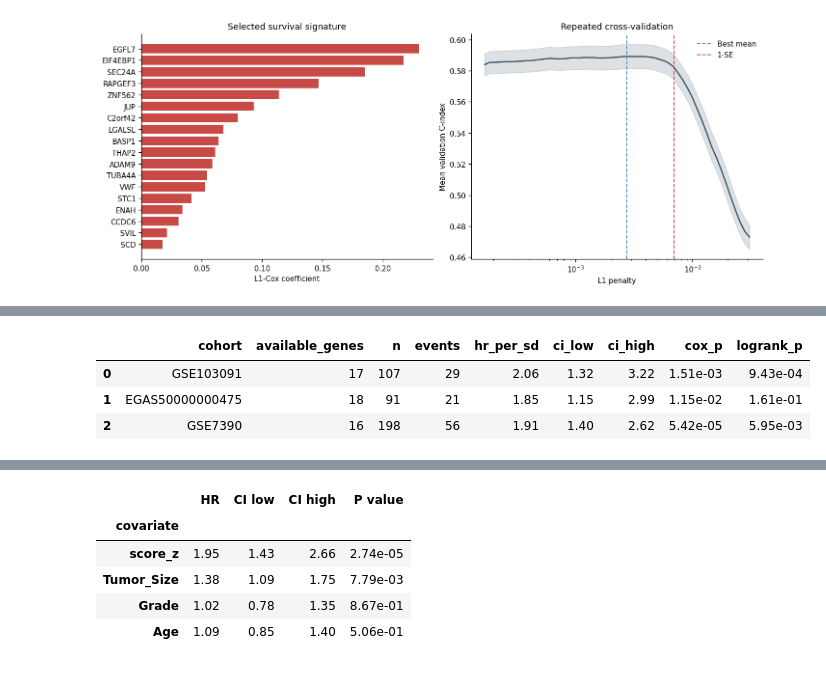
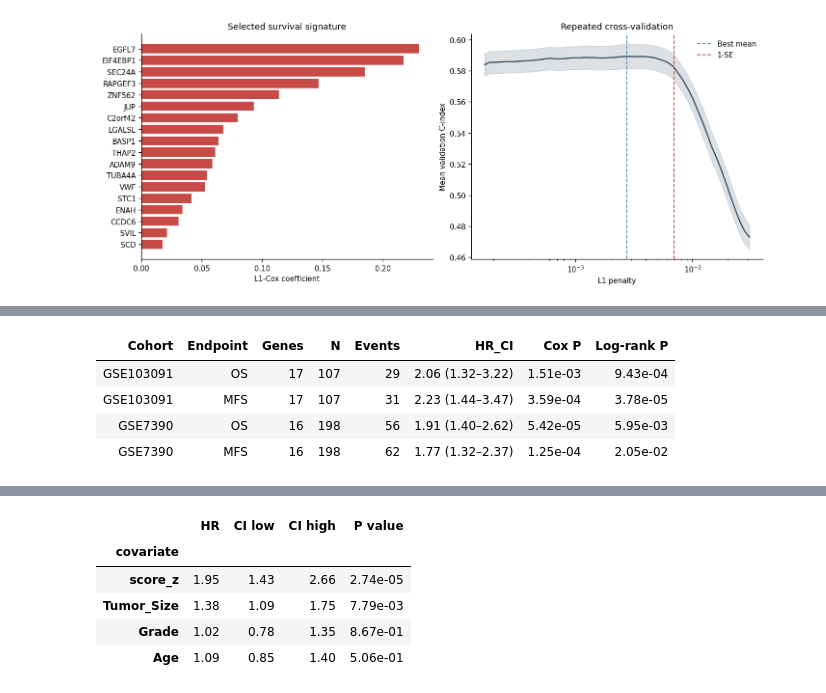
Before and after one commit to shuailinxue/PhenoMap, a Jupyter notebook: docs/source/tutorials/04_clinical_phenotype_analysis/index.ipynb, the cells around one changed output, grey strips where cells are left out. Saved outputs shown, nothing was run; the diff lists cells and outputs as text; code cells hidden in the pictures.

```diff
--- a/docs/source/tutorials/04_clinical_phenotype_analysis/index.ipynb
+++ b/docs/source/tutorials/04_clinical_phenotype_analysis/index.ipynb
@@ -176,7 +204,4 @@ display(marker_tests.assign(
 # %%
-def p_label(value):
-    return "P < 0.001" if value < 0.001 else f"P = {value:.3f}"
-
 fig, axes = plt.subplots(1, 3, figsize=(13.5, 4.2), constrained_layout=True)
 cell_types = ["T_cells", "B_cells", "Myeloid", "Stromal"]
 labels = ["T cells", "B cells", "Myeloid", "Stromal"]
@@ -191,8 +216,6 @@ for offset, group, color, legend in [
     means = subset.groupby("neighbor_type")["count"].mean().reindex(cell_types)
     sems = subset.groupby("neighbor_type")["count"].sem().reindex(cell_types)
     axes[0].bar(x + offset, means, width, yerr=sems, color=color, label=legend, capsize=2)
-for index, row in niche_tests.set_index("cell_type").reindex(cell_types).reset_index().iterrows():
-    axes[0].text(index, max(row["high_mean"], row["remaining_mean"]) * 1.08, p_label(row["p_value"]), ha="center", fontsize=7, rotation=35)
 axes[0].set_xticks(x, labels, rotation=20, ha="right")
 axes[0].set_ylabel("Mean neighbors per malignant cell")
 axes[0].set_title("Cell abundance within 200 pixels")
@@ -210,15 +233,7 @@ for offset, group, color, legend in [
     sems = subset.groupby("gene")["expression"].sem().reindex(marker_order)
     axes[1].bar(np.arange(3) + offset, fractions, width, color=color, label=legend)
     axes[2].bar(np.arange(3) + offset, means, width, yerr=sems, color=color, label=legend, capsize=2)
-for index, row in marker_tests.set_index("gene").reindex(marker_order).reset_index().iterrows():
-    gene_cells = marker_cells[marker_cells["gene"].eq(row["gene"])]
-    fraction_y = gene_cells.groupby("niche")["marker_positive"].mean().max() * 100 + 5
-    expression_summary = gene_cells.groupby("niche")["expression"].agg(["mean", "sem"])
-    expression_y = (expression_summary["mean"] + expression_summary["sem"]).max() * 1.12
-    axes[1].text(index, fraction_y, p_label(row["fraction_chi2_p"]), ha="center", fontsize=7, rotation=35)
-    axes[2].text(index, expression_y, p_label(row["expression_p"]), ha="center", fontsize=7, rotation=35)
 axes[1].set_xticks(np.arange(3), marker_labels)
-axes[1].set_ylim(0, 118)
 axes[1].set_ylabel("Marker-positive cells (%)")
 axes[1].set_title("Marker-positive fraction")
 axes[2].set_xticks(np.arange(3), marker_labels)
@@ -443,45 +460,69 @@ The selected gene set is fixed before external analysis. For each cohort, ssGSEA
 # %%
 external_specs = [
     {
-        "cohort": "GSE103091", "expression": DATA_ROOT / "HBC" / "GSE103091" / "expr.tsv",
+        "cohort": "GSE103091",
+        "expression": DATA_ROOT / "HBC" / "GSE103091" / "expr.tsv",
         "clinical": DATA_ROOT / "HBC" / "GSE103091" / "clinical.tsv",
-        "time": "OS.time", "event": "OS.event", "time_scale": 1 / 30.4375,
+        "endpoints": [
+            {"label": "OS", "time": "OS.time", "event": "OS.event"},
+            {"label": "MFS", "time": "MFS.time", "event": "MFS.event"},
+        ],
     },
     {
-        "cohort": "EGAS50000000475", "expression": DATA_ROOT / "HBC" / "TNBC_ST" / "Processed_External" / "Spatial TNBC_expr.tsv",
-        "clinical": DATA_ROOT / "HBC" / "TNBC_ST" / "Processed_External" / "Spatial TNBC_clinical.tsv",
-        "time": "OS", "event": "Death", "time_scale": 12,
-    },
-    {
-        "cohort": "GSE7390", "expression": DATA_ROOT / "HBC" / "GSE7390" / "expr.tsv",
+        "cohort": "GSE7390",
+        "expression": DATA_ROOT / "HBC" / "GSE7390" / "expr.tsv",
         "clinical": DATA_ROOT / "HBC" / "GSE7390" / "clinical.tsv",
-        "time": "OS.time", "event": "OS.event", "time_scale": 1 / 30.4375,
+        "endpoints": [
+            {"label": "OS", "time": "OS.time", "event": "OS.event"},
+            {"label": "MFS", "time": "MFS.time", "event": "MFS.event"},
+        ],
     },
 ]
 
 validation_rows = []
 validation_data = {}
 for spec in external_specs:
-    external_expression = pd.read_csv(spec["expression"], sep="	", index_col=0)
-    external_clinical = pd.read_csv(spec["clinical"], sep="	", index_col=0)
+    external_expression = pd.read_csv(spec["expression"], sep="\t", index_col=0)
+    external_clinical = pd.read_csv(spec["clinical"], sep="\t", index_col=0)
     score, available = ssgsea_score(external_expression, signature["gene"])
-    analysis, result = evaluate_survival_score(
-        score, external_clinical, time_col=spec["time"], event_col=spec["event"], time_scale=spec["time_scale"]
-    )
-    validation_data[spec["cohort"]] = (analysis, spec["event"])
-    validation_rows.append({"cohort": spec["cohort"], "available_genes": len(available), **result})
+    for endpoint in spec["endpoints"]:
+        analysis, result = evaluate_survival_score(
+            score,
+            external_clinical,
+            time_col=endpoint["time"],
+            event_col=endpoint["event"],
+            time_scale=1 / 30.4375,
+        )
+        key = (spec["cohort"], endpoint["label"])
+        validation_data[key] = (analysis, endpoint["event"])
+        validation_rows.append({
+            "cohort": spec["cohort"],
+            "endpoint": endpoint["label"],
+            "available_genes": len(available),
+            **result,
+        })
     del external_expression
 
 validation = pd.DataFrame(validation_rows)
-display(validation.style.format({
-    "hr_per_sd": "{:.2f}", "ci_low": "{:.2f}", "ci_high": "{:.2f}",
-    "cox_p": "{:.2e}", "logrank_p": "{:.2e}",
-}))
+validation_display = validation.assign(
+    HR_CI=validation.apply(
+        lambda row: f"{row['hr_per_sd']:.2f} ({row['ci_low']:.2f}–{row['ci_high']:.2f})", axis=1
+    )
+).rename(columns={
+    "cohort": "Cohort", "endpoint": "Endpoint", "available_genes": "Genes",
+    "n": "N", "events": "Events", "cox_p": "Cox P", "logrank_p": "Log-rank P",
+})[["Cohort", "Endpoint", "Genes", "N", "Events", "HR_CI", "Cox P", "Log-rank P"]]
+display(
+    validation_display.style.hide(axis="index")
+    .format({"Cox P": "{:.2e}", "Log-rank P": "{:.2e}"})
+    .set_table_styles(compact_table_styles)
+)
 # %% [output]
-|  | cohort | available_genes | n | events | hr_per_sd | ci_low | ci_high | cox_p | logrank_p |
-| 0 | GSE103091 | 17 | 107 | 29 | 2.06 | 1.32 | 3.22 | 1.51e-03 | 9.43e-04 |
-| 1 | EGAS50000000475 | 18 | 91 | 21 | 1.85 | 1.15 | 2.99 | 1.15e-02 | 1.61e-01 |
-| 2 | GSE7390 | 16 | 198 | 56 | 1.91 | 1.40 | 2.62 | 5.42e-05 | 5.95e-03 |
+| Cohort | Endpoint | Genes | N | Events | HR_CI | Cox P | Log-rank P |
+| GSE103091 | OS | 17 | 107 | 29 | 2.06 (1.32–3.22) | 1.51e-03 | 9.43e-04 |
+| GSE103091 | MFS | 17 | 107 | 31 | 2.23 (1.44–3.47) | 3.59e-04 | 3.78e-05 |
+| GSE7390 | OS | 16 | 198 | 56 | 1.91 (1.40–2.62) | 5.42e-05 | 5.95e-03 |
+| GSE7390 | MFS | 16 | 198 | 62 | 1.77 (1.32–2.37) | 1.25e-04 | 2.05e-02 |
 # %%
 from lifelines import KaplanMeierFitter
 
```
Also changed, not shown: parts of 6 cells of this notebook.
